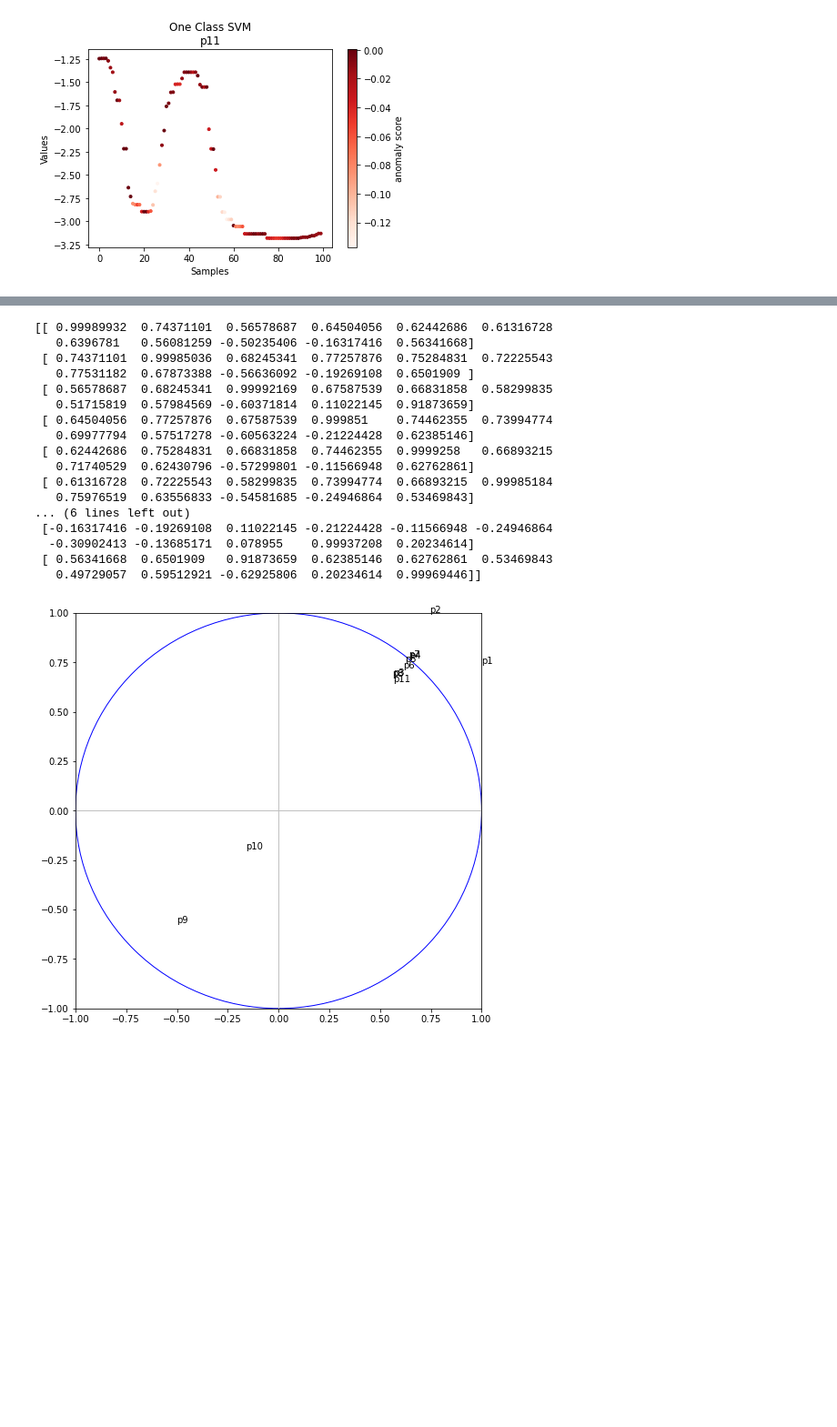
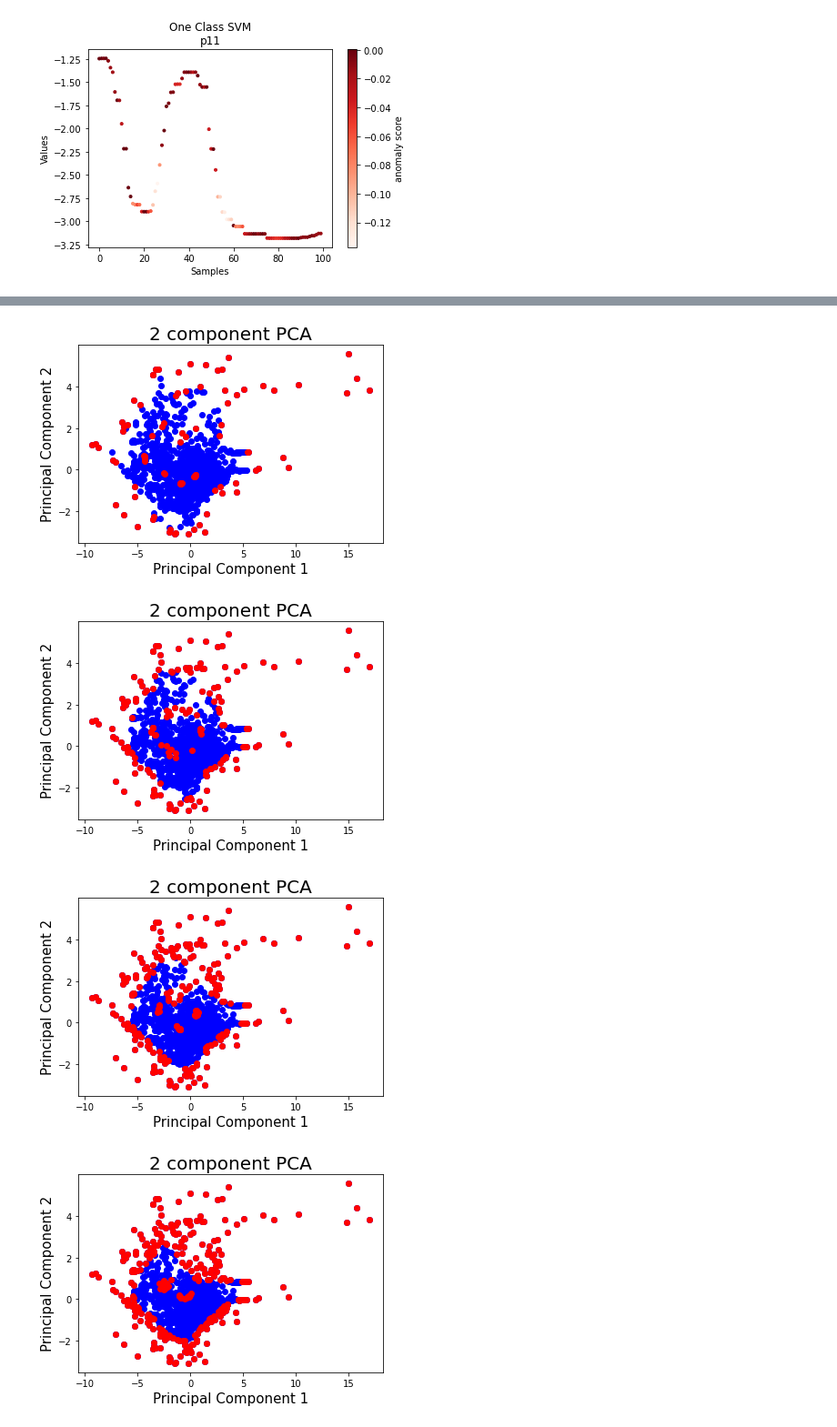
Before and after one commit to cdrutinus/ml-class-anomaly-detection, a Jupyter notebook: BE Plane's Windows.ipynb, the cells around one changed output, grey strips where cells are left out. Shown at 91% size. Cells and saved outputs as stored; diff of their text form; code cells hidden in the pictures; blank space fills up the shorter version.

```diff
--- a/BE Plane's Windows.ipynb
+++ b/BE Plane's Windows.ipynb
@@ -233,43 +236,31 @@ Text(0.5, 1.0, '2 component PCA')
-# %%
-#cercle des corrélations
-fig, axes = plt.subplots(figsize=(8,8))
-axes.set_xlim(-1,1)
-axes.set_ylim(-1,1)
-
-covar = df_pca.get_covariance()
-
-#afficher la matrice des corrélations variables x facteurs
-print(covar)
-
-#affichage des étiquettes (noms des variables)
-for j in range(df.shape[1]):
-    plt.annotate(df.columns[j],(covar[j,0],covar[j,1]))
-
-#ajouter les axes
-plt.plot([-1,1],[0,0],color='silver',linestyle='-',linewidth=1)
-plt.plot([0,0],[-1,1],color='silver',linestyle='-',linewidth=1)
-
-#ajouter un cercle
-cercle = plt.Circle((0,0),1,color='blue',fill=False)
-axes.add_artist(cercle)
-#affichage
-plt.show()
-# %% [output]
-[[ 0.99989932  0.74371101  0.56578687  0.64504056  0.62442686  0.61316728
-   0.6396781   0.56081259 -0.50235406 -0.16317416  0.56341668]
- [ 0.74371101  0.99985036  0.68245341  0.77257876  0.75284831  0.72225543
-   0.77531182  0.67873388 -0.56636092 -0.19269108  0.6501909 ]
- [ 0.56578687  0.68245341  0.99992169  0.67587539  0.66831858  0.58299835
-   0.51715819  0.57984569 -0.60371814  0.11022145  0.91873659]
- [ 0.64504056  0.77257876  0.67587539  0.999851    0.74462355  0.73994774
-   0.69977794  0.57517278 -0.60563224 -0.21224428  0.62385146]
- [ 0.62442686  0.75284831  0.66831858  0.74462355  0.9999258   0.66893215
-   0.71740529  0.62430796 -0.57299801 -0.11566948  0.62762861]
- [ 0.61316728  0.72225543  0.58299835  0.73994774  0.66893215  0.99985184
-   0.75976519  0.63556833 -0.54581685 -0.24946864  0.53469843]
-... (6 lines left out)
- [-0.16317416 -0.19269108  0.11022145 -0.21224428 -0.11566948 -0.24946864
-  -0.30902413 -0.13685171  0.078955    0.99937208  0.20234614]
- [ 0.56341668  0.6501909   0.91873659  0.62385146  0.62762861  0.53469843
-   0.49729057  0.59512921 -0.62925806  0.20234614  0.99969446]]
-[figure, removed]
+# %%
+def fit_predict(df, clf):
+    clf.fit(df)
+    ypred = clf.predict(df)
+    return ypred
+# %%
+def plotAnomalies2D(df, ypred):
+    """
+        df: Pandas DataFrame containing all the points to plot (for features X1 and X2)
+        clf_name: String value - name of the outlier detection model
+        clf: Scikit Learn model instance - the trained outlier detection model
+    """
+    fig = plt.figure()
+
+    ax = fig.add_subplot(1,1,1)
+    ax.set_xlabel('Principal Component 1', fontsize = 15)
+    ax.set_ylabel('Principal Component 2', fontsize = 15)
+    ax.set_title('2 component PCA', fontsize = 20)
+    plt.scatter(df["principal component 1"], df["principal component 2"], color='b')
+    plt.plot(df["principal component 1"][ypred==-1],df["principal component 2"][ypred==-1],'ro')
+# %%
+contaminations = np.arange(0.05,0.25,0.05)
+for rate in contaminations:
+    clf = OneClassSVM(nu=rate, kernel="rbf", gamma=0.3) # nu corresponds to contamination
+    ypred = fit_predict(principalDf, clf)
+    plotAnomalies2D(principalDf, ypred)
+# %% [output]
+[figure, added]
+[figure, added]
+[figure, added]
+[figure, added]
```
Also changed, not shown: parts of 10 cells of this notebook.
